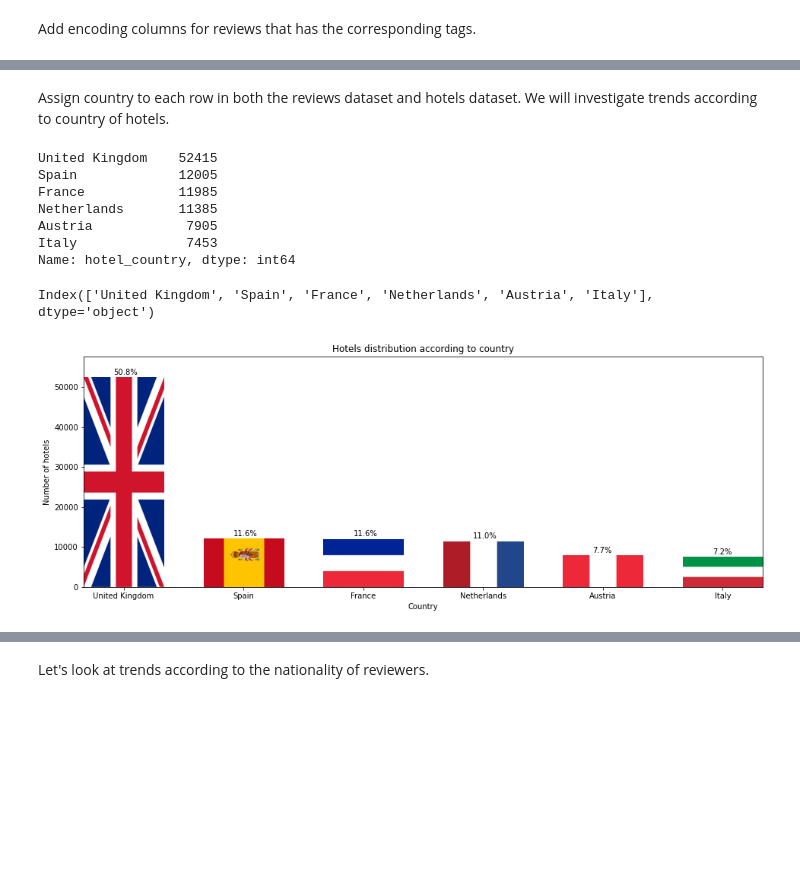
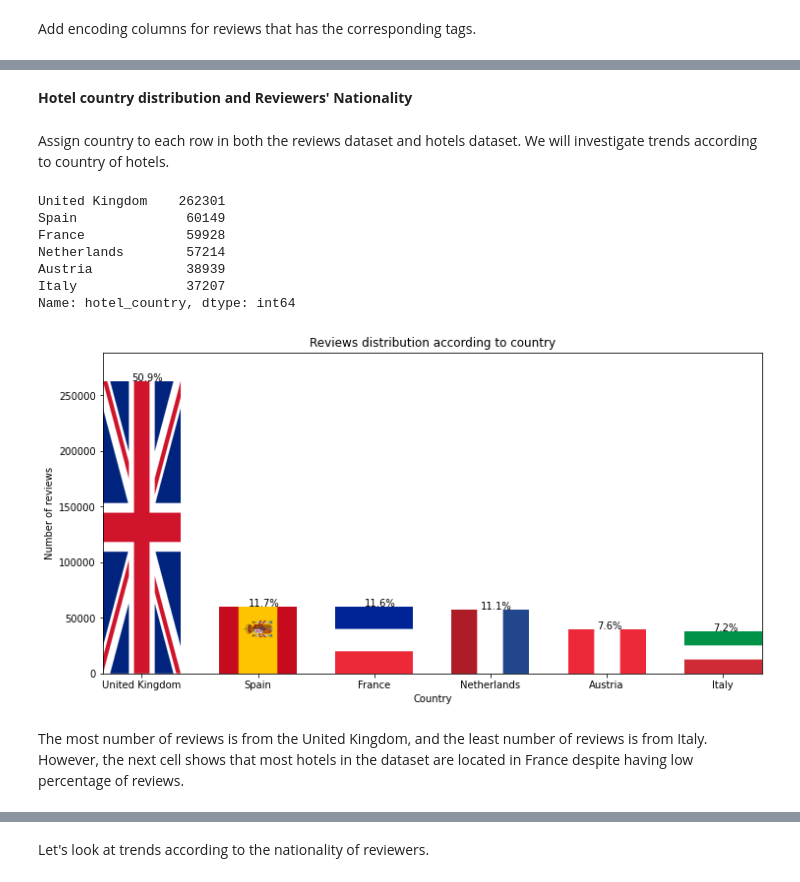
Before and after one commit to yapcm96/supervised-nlp-hotelreviews-regression, a Jupyter notebook: hotel_reviews.ipynb, the cells around one changed output, grey strips where cells are left out. Saved outputs shown, nothing was run; the diff lists cells and outputs as text; code cells hidden in the pictures; blank space fills up the shorter version.

```diff
--- a/hotel_reviews.ipynb
+++ b/hotel_reviews.ipynb
@@ -134,7 +133,6 @@ df.shape
 # %% [markdown]
 Add encoding columns for reviews that has the corresponding tags.
 # %%
-df['Leisure'] = df['Tags'].map(lambda x: 1 if ' Leisure trip ' in x else 0)
-df['Business'] = df['Tags'].map(lambda x: 2 if ' Business trip ' in x else 0)
-df['Trip_type'] = df['Leisure'] + df['Business']
-df[100:105]
+# Create columns for encoding trip type
+df['triptype_Leisure'] = df['Tags'].map(lambda x: 1 if ' Leisure trip ' in x else 0)
+df['triptype_Business'] = df['Tags'].map(lambda x: 1 if ' Business trip ' in x else 0)
@@ -147,0 +139,10 @@ df[100:105]
+# %%
+# Create columns for encoding traveller type
+df['travellertype_Couple'] = df['Tags'].map(lambda x: 1 if ' Couple ' in x else 0)
+df['travellertype_With_a_pet'] = df['Tags'].map(lambda x: 1 if ' With a pet ' in x else 0)
+df['travellertype_Solo_traveler'] = df['Tags'].map(lambda x: 1 if ' Solo traveler ' in x else 0)
+df['travellertype_Group'] = df['Tags'].map(lambda x: 1 if ' Group ' in x else 0)
+df['travellertype_Family_with_young_children'] = df['Tags'].map(lambda x: 1 if ' Family with young children ' in x else 0)
+df['travellertype_Family_with_older_children'] = df['Tags'].map(lambda x: 1 if ' Family with older children ' in x else 0)
+df['travellertype_Travelers_with_friends'] = df['Tags'].map(lambda x: 1 if ' Travelers with friends ' in x else 0)
+df[100:105]
@@ -148,3 +191,5 @@ df[100:105]
+# %% [markdown]
+**Hotel country distribution and Reviewers' Nationality**
 # %% [markdown]
 Assign country to each row in both the reviews dataset and hotels dataset. We will investigate trends according to country of hotels.
 # %%
@@ -158,53 +203,51 @@ df_hotels['hotel_country'] = country
 # %%
 df['hotel_country'].value_counts()
 # %% [output]
-United Kingdom    52415
-Spain             12005
-France            11985
-Netherlands       11385
-Austria            7905
-Italy              7453
+United Kingdom    262301
+Spain              60149
+France             59928
+Netherlands        57214
+Austria            38939
+Italy              37207
 Name: hotel_country, dtype: int64
-# %%
-df['hotel_country'].value_counts().index
-# %% [output]
-Index(['United Kingdom', 'Spain', 'France', 'Netherlands', 'Austria', 'Italy'], dtype='object')
 # %%
 # Plot hotels distribution according to country
 def image_plot(heights, images, spacing=0):
     # Iterate through images and data
-    plt.figure(figsize=(16, 16))
+    plt.figure(figsize=(12,6))
     xticks_pos = []
     for i, (height, img) in enumerate(zip(heights, images)):
         width = img.shape[0] *20
         left = width*i + spacing*i
         right = left + width
-        plt.imshow(img, extent=[left, right, 0, height])
+        plt.imshow(img, extent=[left, right, 0, height], aspect='auto')
         xticks_pos.append(left+10000) # for xticks position for country labels
         # Show percentage on top of bars
         percentage = height / len(df) * 100
         plt.text(left+7500, height+750, f"{round(percentage,1)}%")
     # Set x,y limits on plot window
     plt.xlim(0, right)
     plt.ylim(0, max(heights)*1.1)
     # Set xticks to country names, and set x, y labels and title
     plt.xticks(xticks_pos, df['hotel_country'].value_counts().index)
     plt.xlabel('Country')
-    plt.ylabel('Number of hotels')
-    plt.title('Hotels distribution according to country')
+    plt.ylabel('Number of reviews')
+    plt.title('Reviews distribution according to country')
 
 # Read in flag images
 austria_flag = imread('austria-flag-medium.png').swapaxes(0, 1)
 france_flag = imread('france-flag-medium.png').swapaxes(0, 1)
 italy_flag = imread('italy-flag-medium.png').swapaxes(0, 1)
 netherlands_flag = imread('netherlands-flag-medium.png').swapaxes(0, 1)
 spain_flag = imread('spain-flag-medium.png').swapaxes(0, 1)
 uk_flag = imread('united-kingdom-flag-medium.png').swapaxes(0, 1)
 
 # Plot using image_plot
 data = df['hotel_country'].value_counts()
 flags = [uk_flag, spain_flag, france_flag, netherlands_flag, austria_flag, italy_flag]
 
 image_plot(data, flags, spacing=10000)
 # %% [output]
-[figure, old version]
+[figure, new version]
+# %% [markdown]
+The most number of reviews is from the United Kingdom, and the least number of reviews is from Italy. However, the next cell shows that most hotels in the dataset are located in France despite having low percentage of reviews.
```
Also changed, not shown: parts of 78 cells of this notebook, 1 other file.
